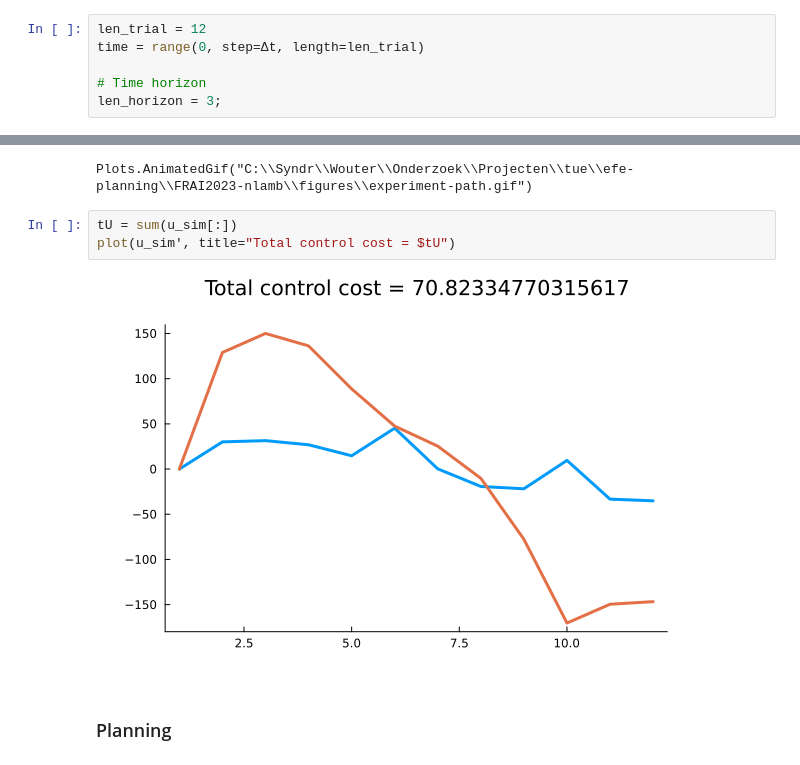
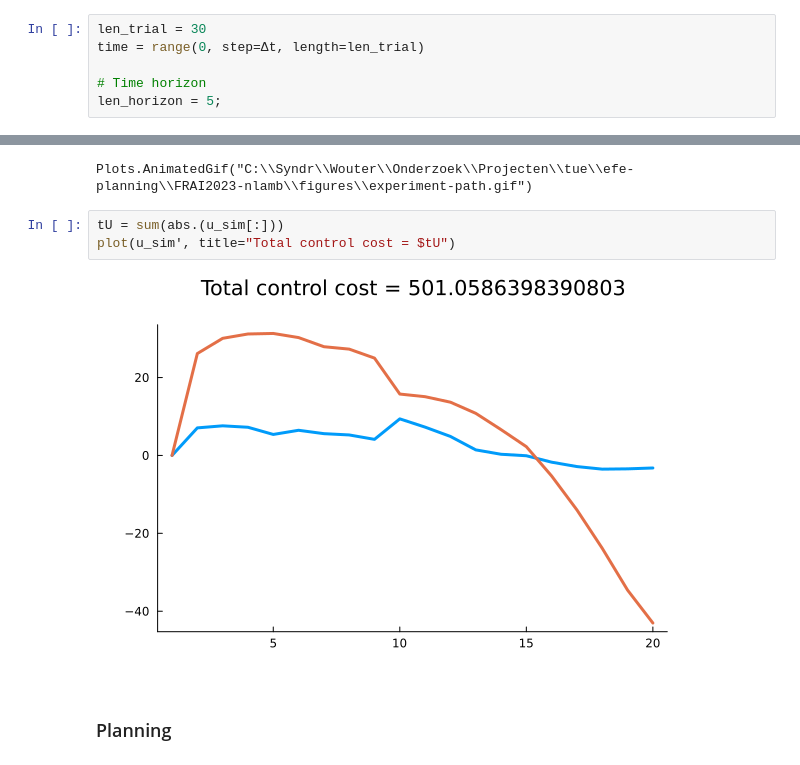
Before and after one commit to biaslab/IWAI2024-ambiguity, a Jupyter notebook: NLA-botnav-triangulation.ipynb, the cells around one changed output, grey strips where cells are left out. Saved outputs shown, nothing was run; the diff lists cells and outputs as text.

Commit message:
Added and fixed planning visualization scripts

```diff
--- a/NLA-botnav-triangulation.ipynb
+++ b/NLA-botnav-triangulation.ipynb
@@ -335,11 +337,11 @@ EFE (generic function with 1 method)
 # %% [markdown]
 We can use the Optim.jl library to auto-differentiate EFE and minimize it every time step.
 # %%
-len_trial = 12
+len_trial = 30
 time = range(0, step=Δt, length=len_trial)
 
 # Time horizon
-len_horizon = 3;
+len_horizon = 5;
 # %%
 # Distribution around goal state
 goal = (g(z_star), 1e-3*diagm(ones(2)))
@@ -433,10 +435,10 @@ gif(anim, "figures/experiment-path.gif", fps=3)
 [ Info: Saved animation to C:\Syndr\Wouter\Onderzoek\Projecten\tue\efe-planning\FRAI2023-nlamb\figures\experiment-path.gif
 Plots.AnimatedGif("C:\\Syndr\\Wouter\\Onderzoek\\Projecten\\tue\\efe-planning\\FRAI2023-nlamb\\figures\\experiment-path.gif")
 # %%
-tU = sum(u_sim[:])
+tU = sum(abs.(u_sim[:]))
 plot(u_sim', title="Total control cost = $tU")
 # %% [output]
-[figure, old version]
+[figure, new version]
 # %% [markdown]
 ### Planning
 # %%
```
Also changed, not shown: parts of 13 cells of this notebook, 2 other files.
